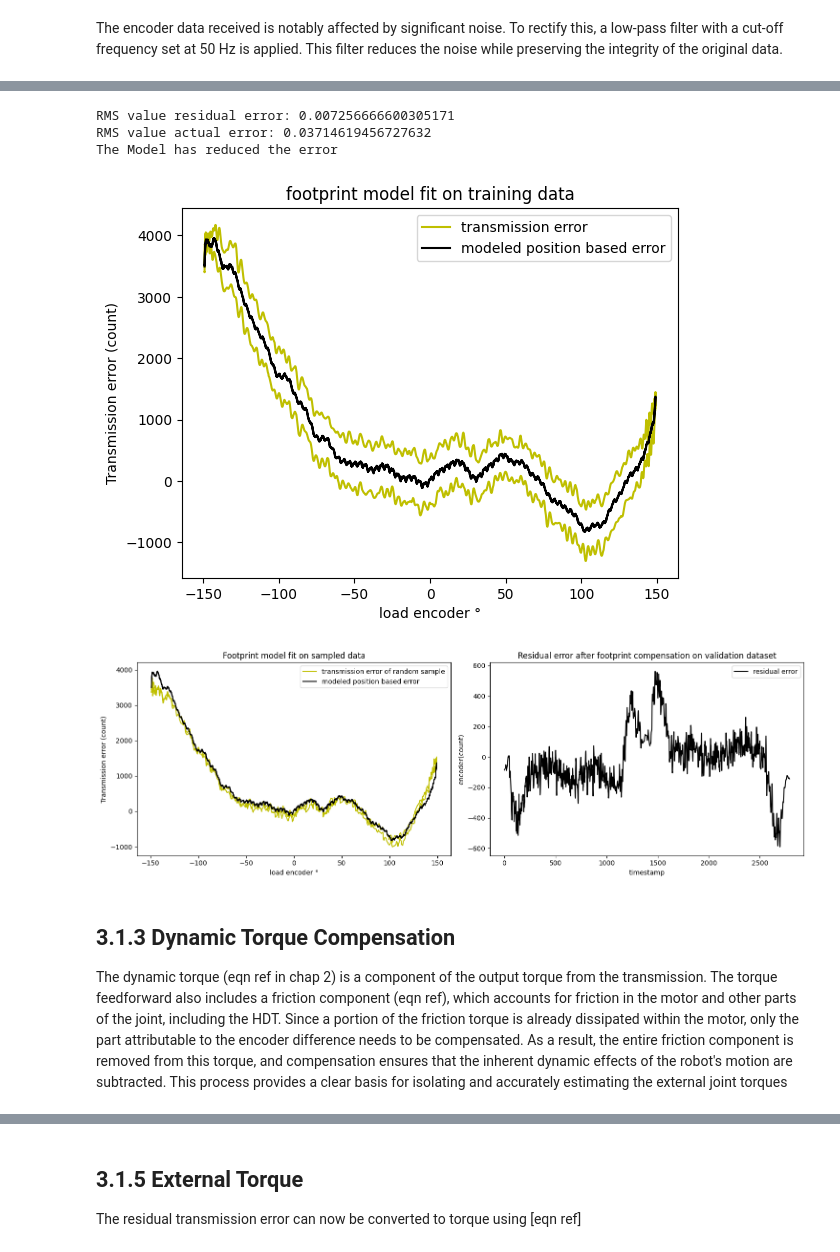
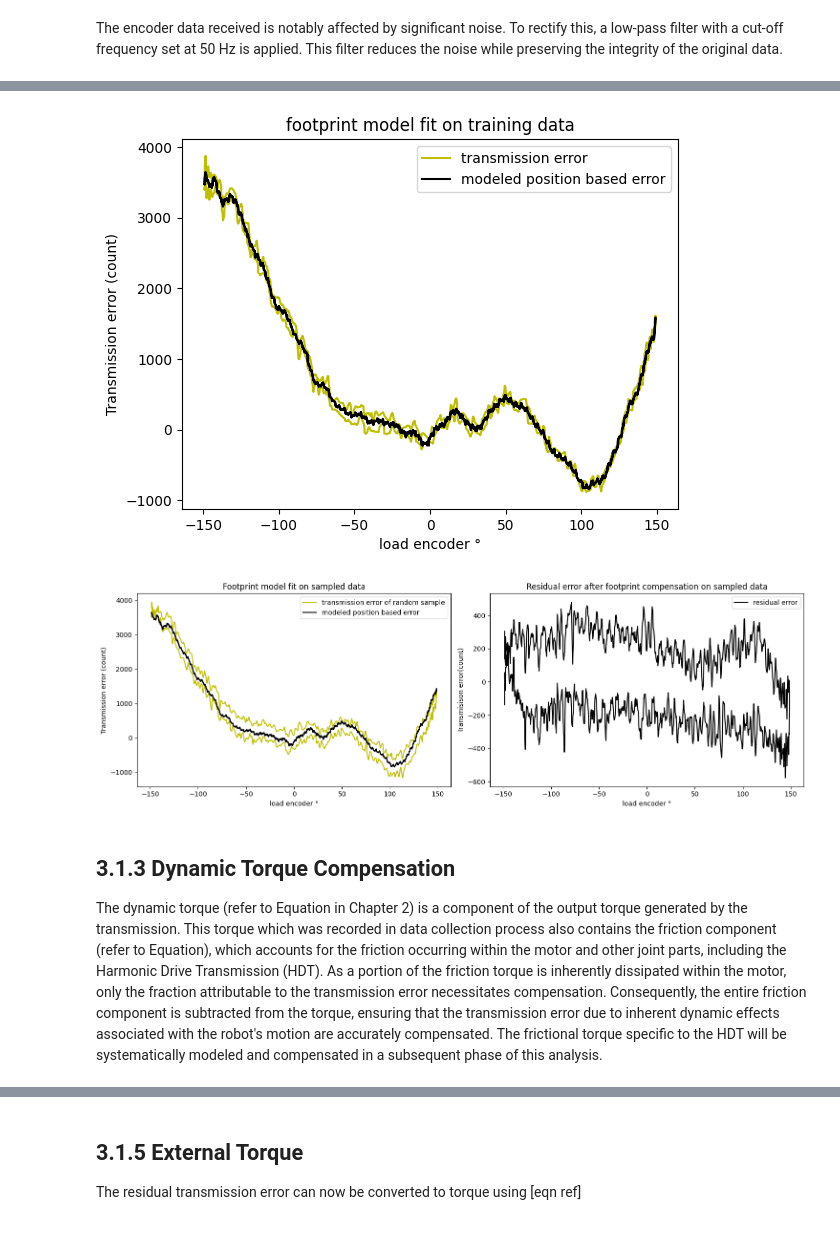
Before and after one commit to allwinlucious/MasterThesis, a Jupyter notebook: 3.1_Analytical_Method.ipynb, the cells around one changed output, grey strips where cells are left out. Drawn from its saved outputs; the diff is of its cells as text; code cells hidden in the pictures.

```diff
--- a/3.1_Analytical_Method.ipynb
+++ b/3.1_Analytical_Method.ipynb
@@ -69,59 +69,56 @@ Here, $A_0$ represents the static offset, which can be influenced by factors suc
 The slowest speed among the collected data sets was selected for further analysis to minimize the effects of dynamic forces such as Coriolis and centrifugal terms. This selection ensured that the torques associated with accelerating and decelerating the joint at this low velocity were negligible and of minimal duration. This focus allowed for isolating primarily frictional and position-dependent torques, providing the clearest data for accurately modeling the characteristic position-based error in the harmonic drive system.
 # %%
 #learn characteristic footprint error from the slowest data
-footprint_coeff = model_footprint(data["0.97"])
+footprint_coeff = model_footprint(data["0.01"])
 np.save("utils/analytical/footprint_coeff.npy",footprint_coeff)
 
 for key in data:
     data[key]['modeled_footprint'] = data[key].apply(lambda row: footprint_error(footprint_coeff,row["filtered_motor_enc"], row["filtered_load_enc"]), axis=1)
 
 
-plt.plot(data["0.97"].encoder_loadinc_3*count_to_deg, (data["0.97"].filtered_motor_enc/gear_ratio - data["0.97"].filtered_load_enc) ,'y',label = 'transmission error')
-plt.plot(data["0.97"].encoder_loadinc_3*count_to_deg,data["0.97"].modeled_footprint/count_to_deg,'black',label = 'modeled position based error')
+plt.plot(data["0.01"].encoder_loadinc_3*count_to_deg, (data["0.01"].filtered_motor_enc/gear_ratio - data["0.01"].filtered_load_enc) ,'y',label = 'transmission error')
+plt.plot(data["0.01"].encoder_loadinc_3*count_to_deg,data["0.01"].modeled_footprint/count_to_deg,'black',label = 'modeled position based error')
 plt.ylabel('Transmission error (count)')
 plt.xlabel('load encoder °')
 plt.legend()
 plt.title("footprint model fit on training data")
 plt.show()
 # %% [output]
-RMS value residual error: 0.007256666600305171
-RMS value actual error: 0.03714619456727632
-The Model has reduced the error
-[figure, old version]
+[figure, new version]
 # %%
 # Create a figure with two subplots
 fig, (ax1, ax2) = plt.subplots(1, 2, figsize=(15, 5))
 
 # First plot: Footprint model fit on sampled data
 ax1.plot(data[sample].encoder_loadinc_3 * count_to_deg,
          (data[sample].filtered_motor_enc / gear_ratio - data[sample].filtered_load_enc), 'y', label='transmission error of random sample')
 ax1.plot(data[sample].encoder_loadinc_3 * count_to_deg,
          data[sample].modeled_footprint / count_to_deg, 'black', label='modeled position based error')
 ax1.set_ylabel('Transmission error (count)')
 ax1.set_xlabel('load encoder °')
 ax1.legend()
 ax1.set_title("Footprint model fit on sampled data")
 
 # Calculate residuals by compensating for footprint
 for key in data:
     data[key]['residual_error'] = data[key].filtered_motor_enc / gear_ratio - data[key].filtered_load_enc - data[key].modeled_footprint / count_to_deg
 
-# Second plot: Residual error after footprint compensation on validation dataset
-ax2.plot(data["0.27"].residual_error, 'black', label='residual error')
-ax2.set_ylabel('encoder(count)')
-ax2.set_xlabel('timestamp')
+# Second plot: Residual error after footprint compensation on randomly sampled dataset
+ax2.plot(data[sample].encoder_loadinc_3 * count_to_deg,data[sample].residual_error, 'black', label='residual error')
+ax2.set_ylabel('Transmisison error(count)')
+ax2.set_xlabel('load encoder °')
 ax2.legend()
-ax2.set_title("Residual error after footprint compensation on validation dataset")
+ax2.set_title("Residual error after footprint compensation on sampled data")
 
 # Adjust layout
 plt.tight_layout()
 plt.show()
 plt.close()
 # %% [output]
-[figure, old version]
+[figure, new version]
 # %% [markdown]
 ## 3.1.3 Dynamic Torque Compensation
-The dynamic torque (eqn ref in chap 2) is a component of the output torque from the transmission. The torque feedforward also includes a friction component (eqn ref), which accounts for friction in the motor and other parts of the joint, including the HDT. Since a portion of the friction torque is already dissipated within the motor, only the part attributable to the encoder difference needs to be compensated. As a result, the entire friction component is removed from this torque, and compensation ensures that the inherent dynamic effects of the robot's motion are subtracted. This process provides a clear basis for isolating and accurately estimating the external joint torques
+The dynamic torque (refer to Equation in Chapter 2) is a component of the output torque generated by the transmission. This torque which was recorded in data collection process also contains the friction component (refer to Equation), which accounts for the friction occurring within the motor and other joint parts, including the Harmonic Drive Transmission (HDT). As a portion of the friction torque is inherently dissipated within the motor, only the fraction attributable to the transmission error necessitates compensation. Consequently, the entire friction component is subtracted from the torque, ensuring that the transmission error due to inherent dynamic effects associated with the robot's motion are accurately compensated. The frictional torque specific to the HDT will be systematically modeled and compensated in a subsequent phase of this analysis.
 # %%
 #compensat for dynamics(remove friction component in dynamic)
 for key in data:
```
Also changed, not shown: parts of 12 cells of this notebook, 2 other files.
